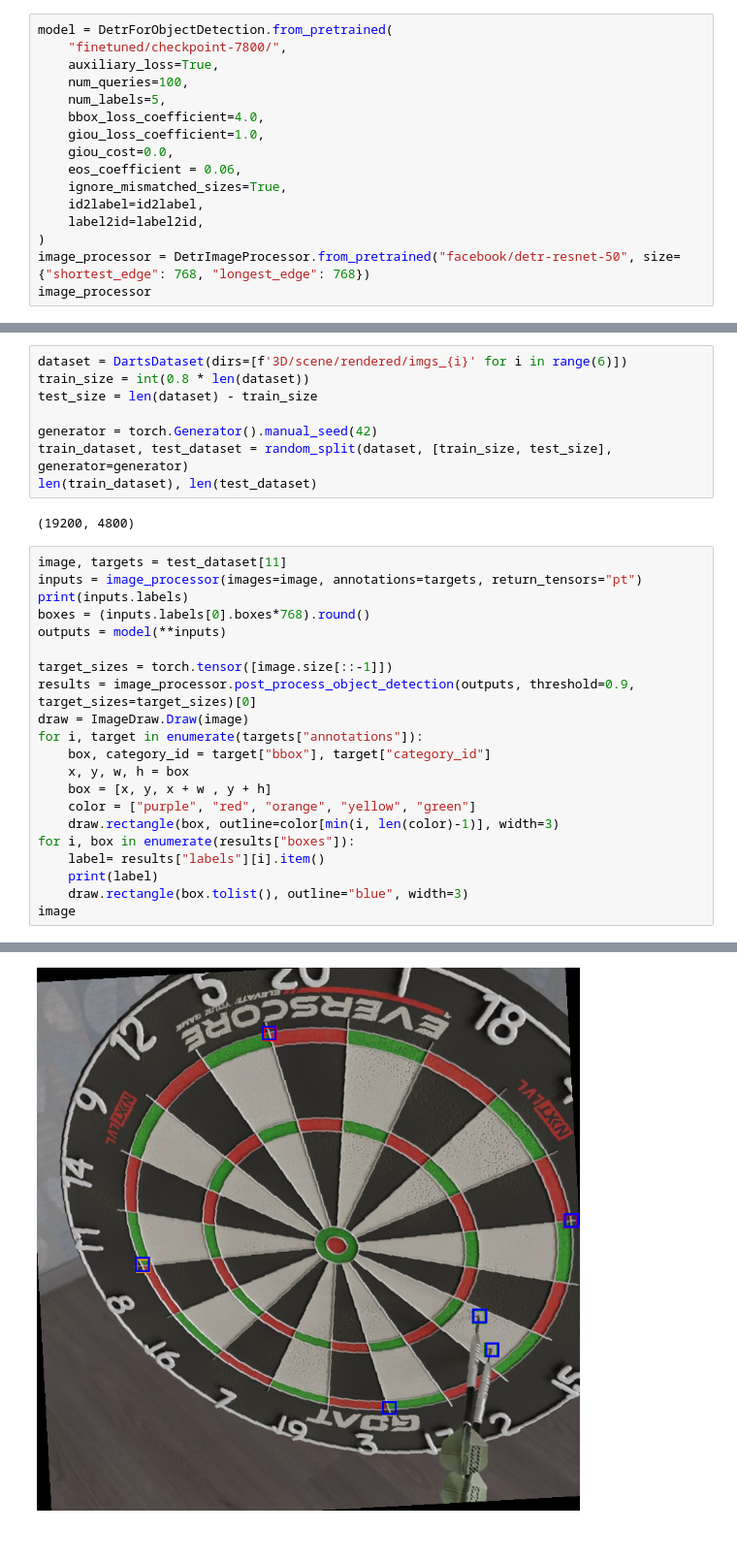
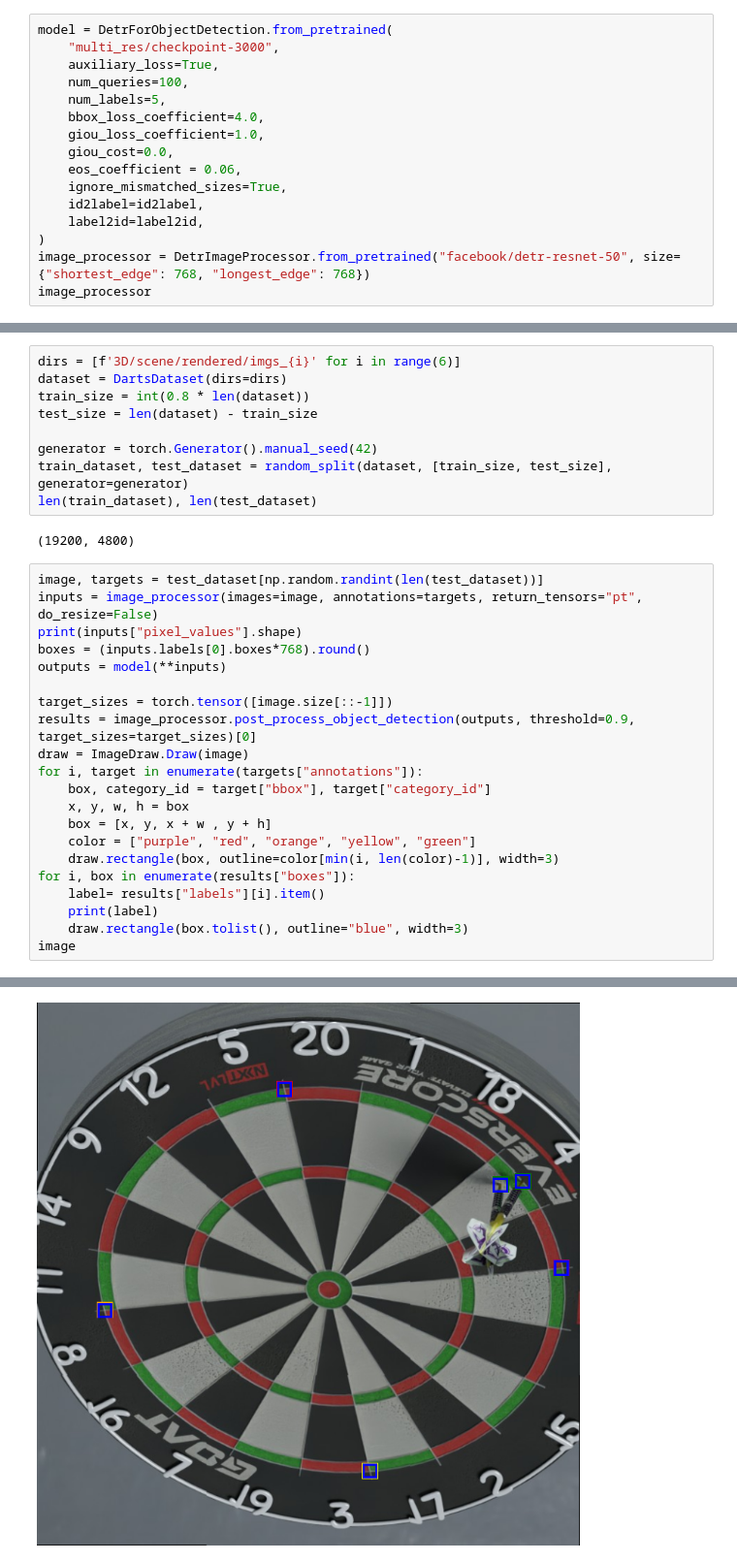
Before and after one commit to timnielen/playdarts, a Jupyter notebook: hf.ipynb, the cells around one changed output, grey strips where cells are left out. Shown at 97% size. Cells and saved outputs as stored; diff of their text form.

```diff
--- a/hf.ipynb
+++ b/hf.ipynb
@@ -17,7 +23,7 @@ id2label = {
 label2id = {v: k for k, v in id2label.items()}
 # %%
 model = DetrForObjectDetection.from_pretrained(
-    "finetuned/checkpoint-7800/",
+    "multi_res/checkpoint-3000",
     auxiliary_loss=True,
     num_queries=100,
     num_labels=5,
@@ -50,7 +56,8 @@ DetrImageProcessor {
   }
 }
 # %%
-dataset = DartsDataset(dirs=[f'3D/scene/rendered/imgs_{i}' for i in range(6)])
+dirs = [f'3D/scene/rendered/imgs_{i}' for i in range(6)]
+dataset = DartsDataset(dirs=dirs)
 train_size = int(0.8 * len(dataset))
 test_size = len(dataset) - train_size
 
@@ -60,9 +67,9 @@ len(train_dataset), len(test_dataset)
 # %% [output]
 (19200, 4800)
 # %%
-image, targets = test_dataset[11]
-inputs = image_processor(images=image, annotations=targets, return_tensors="pt")
-print(inputs.labels)
+image, targets = test_dataset[np.random.randint(len(test_dataset))]
+inputs = image_processor(images=image, annotations=targets, return_tensors="pt", do_resize=False)
+print(inputs["pixel_values"].shape)
 boxes = (inputs.labels[0].boxes*768).round()
 outputs = model(**inputs)
 
@@ -95,3 +97,3 @@ image
 3
-[figure, old version]
+[figure, new version]
 # %%
```
Also changed, not shown: parts of 3 cells of this notebook, 10 other files.
